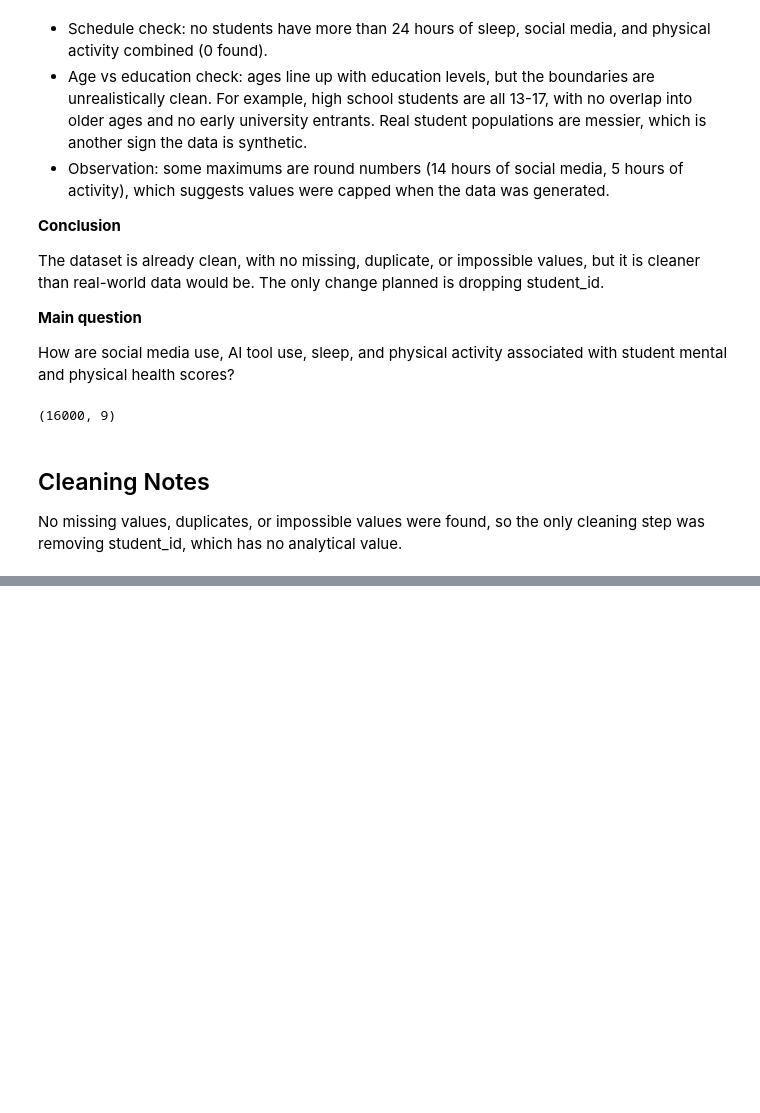
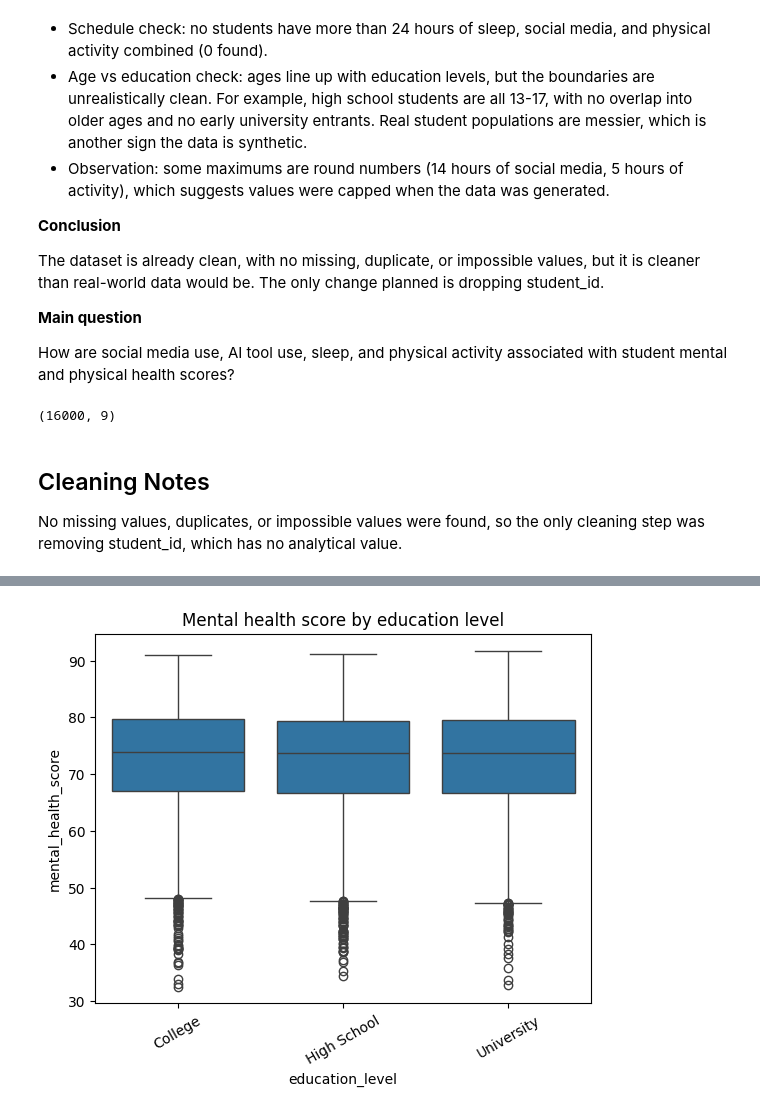
Before and after one commit to MarchianTz/ai-social-media-student-wellbeing, a Jupyter notebook: analysis.ipynb, the cells around one changed output, grey strips where cells are left out. Saved outputs shown, nothing was run; the diff lists cells and outputs as text; code cells hidden in the pictures; blank space fills up the shorter version.

```diff
--- a/analysis.ipynb
+++ b/analysis.ipynb
@@ -132,0 +149,7 @@ No missing values, duplicates, or impossible values were found, so the only clea
+# %%
+sns.boxplot(data=df, x="education_level", y="mental_health_score")
+plt.xticks(rotation=30)
+plt.title("Mental health score by education level")
+plt.show()
+# %% [output]
+[figure, added]
```
Also changed, not shown: parts of 6 cells of this notebook.
